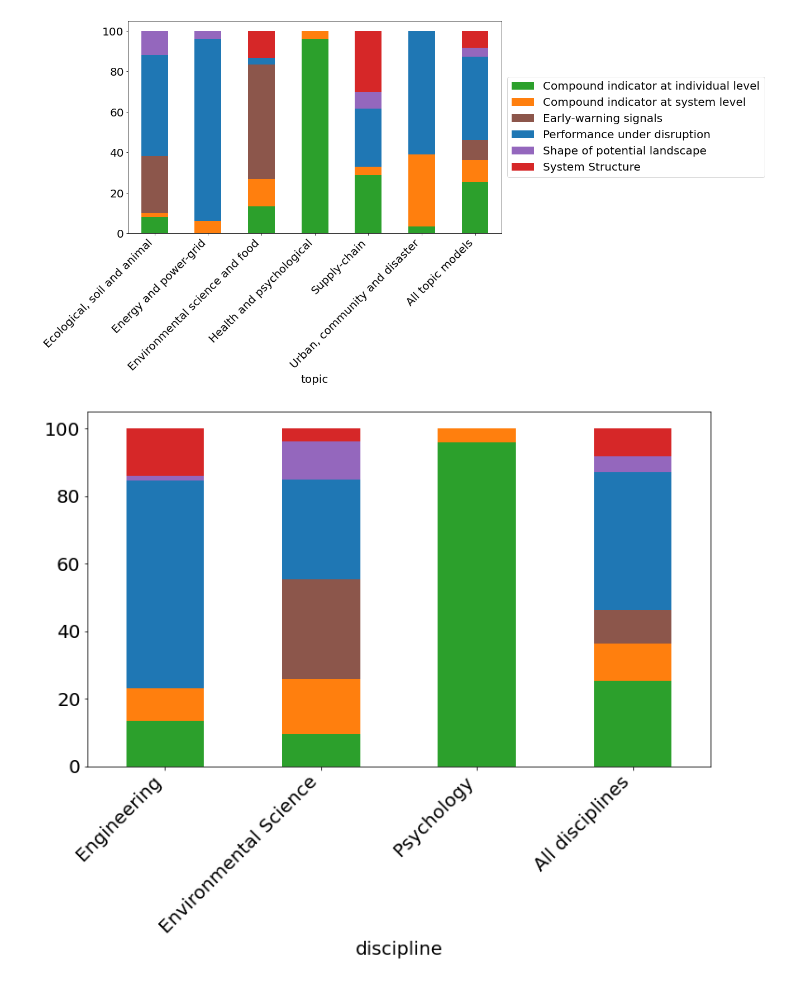
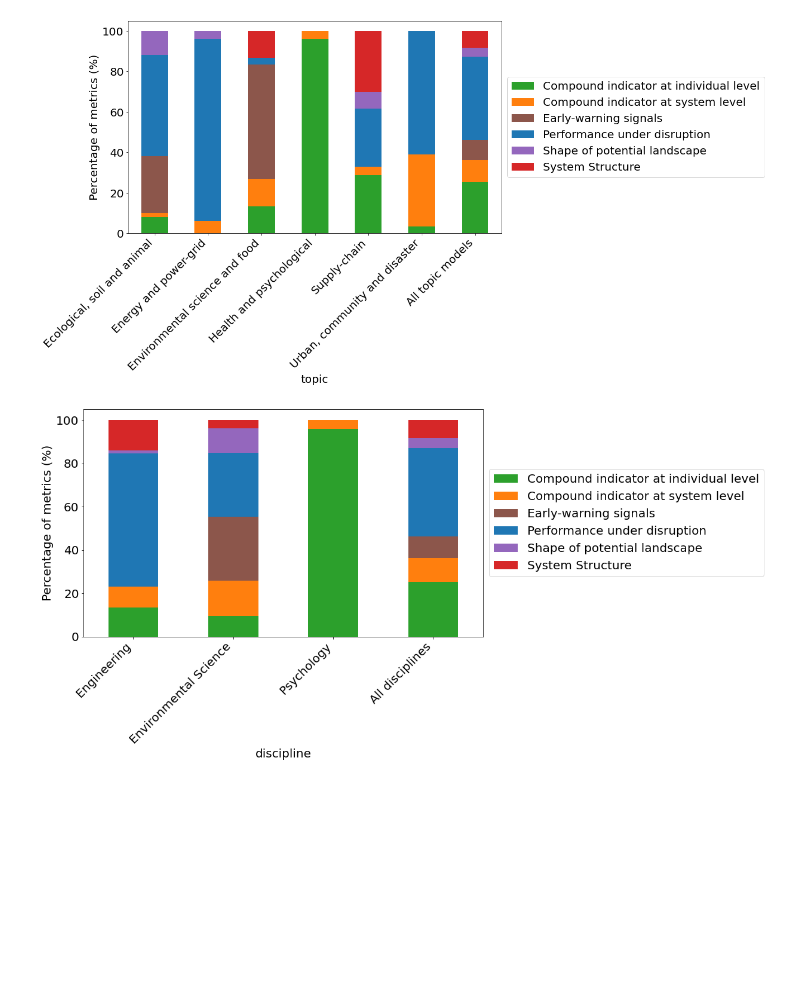
Before and after one commit to vitorhirata/resilience-metrics-review, a Jupyter notebook: review_result_analysis.ipynb, the cells around one changed output. Cells and saved outputs as stored; diff of their text form; code cells hidden in the pictures; blank space fills up the shorter version.

```diff
--- a/review_result_analysis.ipynb
+++ b/review_result_analysis.ipynb
@@ -112,28 +112,31 @@ colors = [category_colors[cat] for cat in dfGroup.columns]
 dfGroup.plot(kind='bar', stacked=True, figsize=(12, 7), color=colors)
 
 plt.xticks(rotation=45, ha='right')
+plt.ylabel("Percentage of metrics (%)")
 plt.legend(loc='center left', bbox_to_anchor=(1, 0.5))
-#plt.title('Percentage of metric category per topic model')
+
 plt.show()
 # %% [output]
-[figure, old version]
+[figure, new version]
 # %%
 # Metric category per discipline (reduced discipline set)
 
 dfSimplerDiscipline = df.replace(['Ecology', 'Development Studies'], 'Environmental Science')
 
 dfGroup = dfSimplerDiscipline.groupby(['discipline', 'category']).size()
 dfGroup = dfGroup.unstack()
 dfGroup.loc['All disciplines'] = dfGroup.sum(axis=0) / dfGroup.sum(axis=0).sum()
 dfGroup = dfGroup.div(dfGroup.sum(axis=1), axis=0)
 dfGroup *= 100
 
 colors = [category_colors[cat] for cat in dfGroup.columns]
 dfGroup.plot(kind='bar', stacked=True, figsize=(12, 7), color=colors, legend=None)
 
 plt.xticks(rotation=45, ha='right')
-#plt.legend(loc='center left', bbox_to_anchor=(1, 0.5))
-#plt.title('Percentage of metric category per topic model')
+plt.ylabel("Percentage of metrics (%)")
+plt.legend(loc='center left', bbox_to_anchor=(1, 0.5))
+
 plt.show()
+dfGroup
 # %% [output]
-[figure, old version]
+[figure, new version]
```
Also changed, not shown: parts of 4 cells of this notebook.
